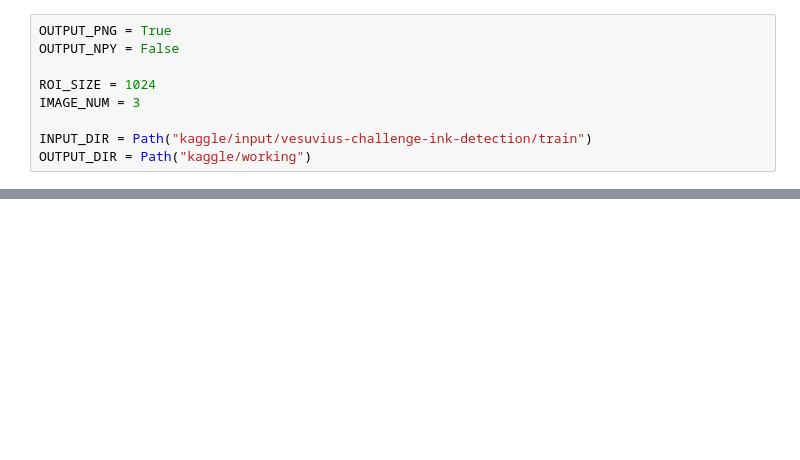
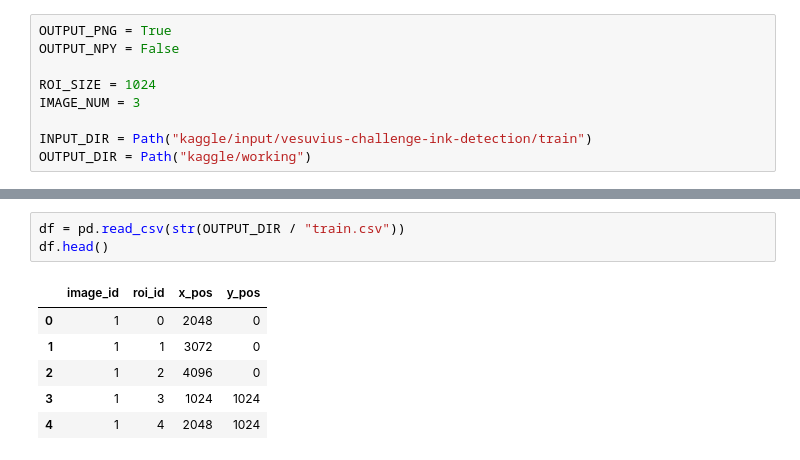
Before and after one commit to TheSeer507/inkdetection, a Jupyter notebook: VCID Tile PNG.ipynb, the cells around one changed output, grey strips where cells are left out. Saved outputs shown, nothing was run; the diff lists cells and outputs as text; blank space fills up the shorter version.

```diff
--- a/VCID Tile PNG.ipynb
+++ b/VCID Tile PNG.ipynb
@@ -164,0 +167,10 @@ FileNotFoundError: [WinError 3] The system cannot find the path specified: 'kagg
+# %%
+df = pd.read_csv(str(OUTPUT_DIR / "train.csv"))
+df.head()
+# %% [output]
+|  | image_id | roi_id | x_pos | y_pos |
+| 0 | 1 | 0 | 2048 | 0 |
+| 1 | 1 | 1 | 3072 | 0 |
+| 2 | 1 | 2 | 4096 | 0 |
+| 3 | 1 | 3 | 1024 | 1024 |
+| 4 | 1 | 4 | 2048 | 1024 |
```
Also changed, not shown: parts of 7 cells of this notebook, 4 other files.
